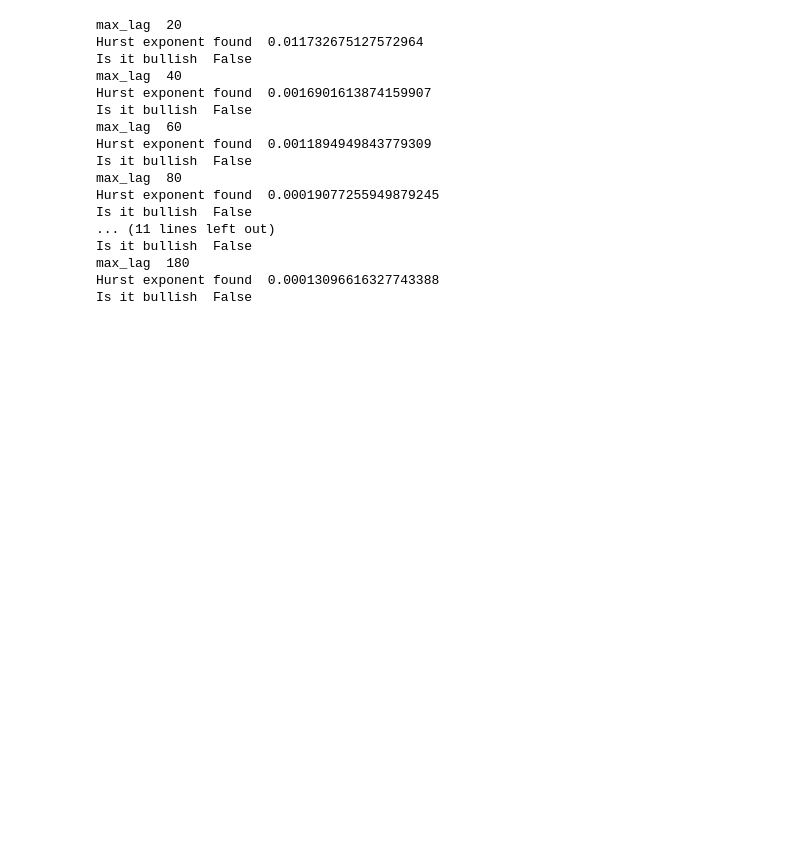
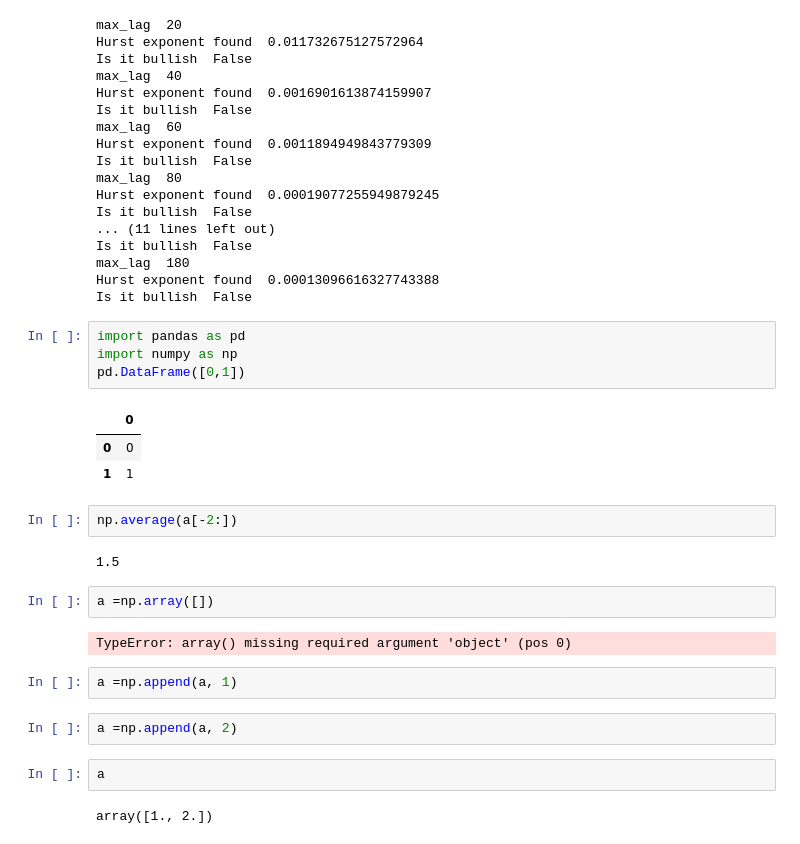
Before and after one commit to IMC-Croissant/AlgoTrading, a Jupyter notebook: Coding/notebooks/round_2_data_analysis.ipynb, the cells around one changed output. Cells and saved outputs as stored; diff of their text form; blank space fills up the shorter version.

```diff
--- a/Coding/notebooks/round_2_data_analysis.ipynb
+++ b/Coding/notebooks/round_2_data_analysis.ipynb
@@ -632,3 +632,27 @@ Is it bullish  False
 max_lag  180
 Hurst exponent found  0.00013096616327743388
 Is it bullish  False
+# %%
+import pandas as pd
+import numpy as np
+pd.DataFrame([0,1])
+# %% [output]
+|  | 0 |
+| 0 | 0 |
+| 1 | 1 |
+# %%
+np.average(a[-2:])
+# %% [output]
+1.5
+# %%
+a =np.array([])
+# %% [output]
+TypeError: array() missing required argument 'object' (pos 0)
+# %%
+a =np.append(a, 1)
+# %%
+a =np.append(a, 2)
+# %%
+a
+# %% [output]
+array([1., 2.])
```
Also changed, not shown: 2 other files.
